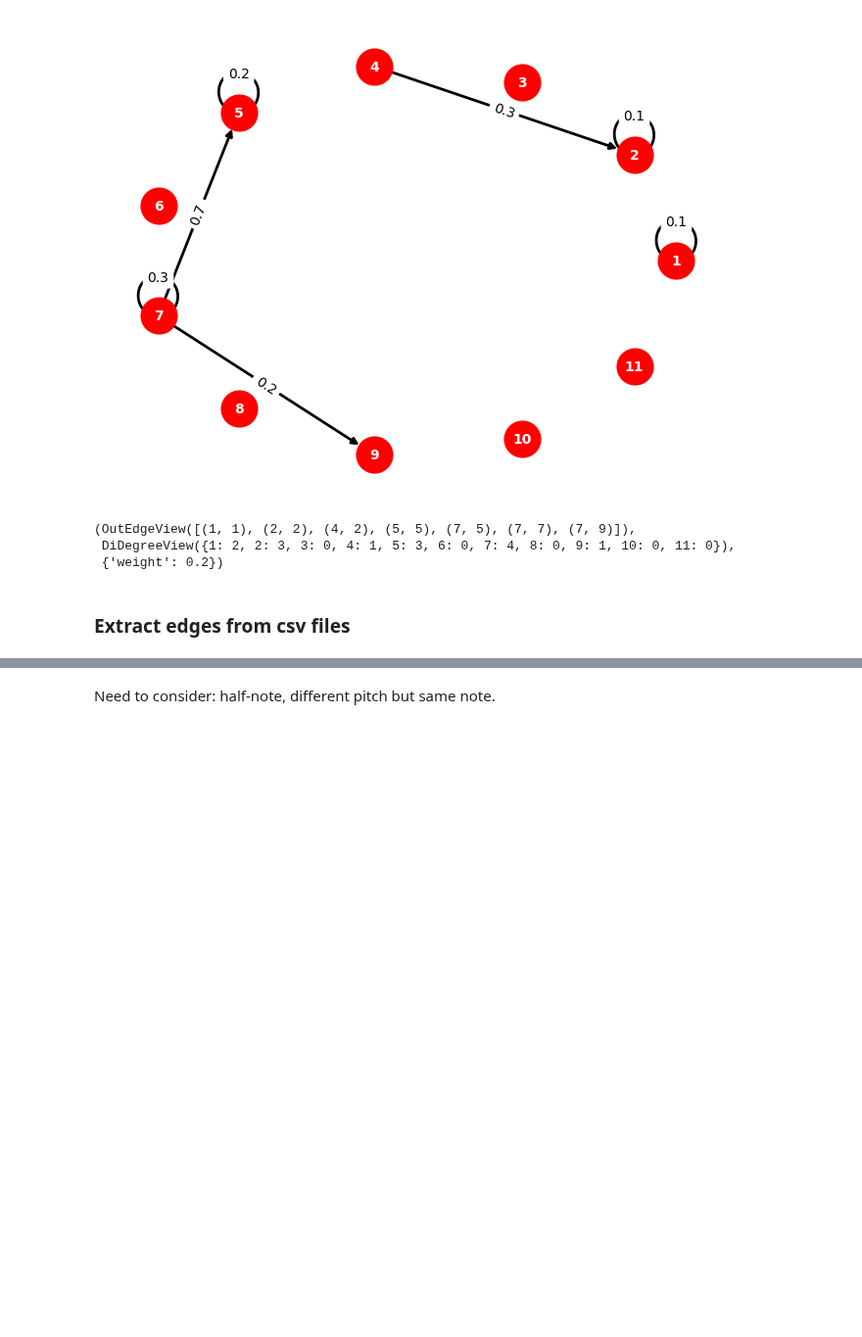
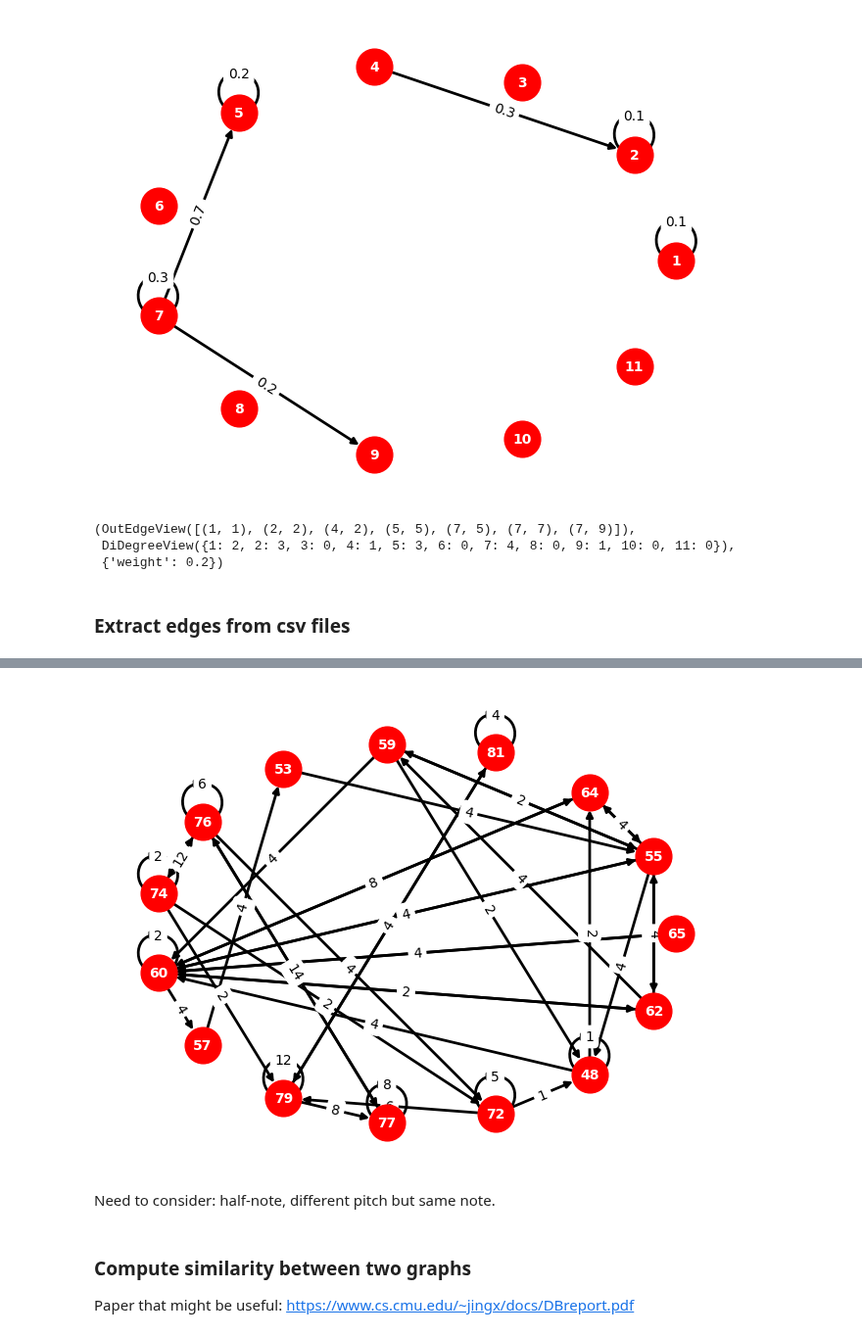
Before and after one commit to dziper/ECE227Tonnetz, a Jupyter notebook: networkx.ipynb, the cells around one changed output, grey strips where cells are left out. Shown at 98% size. Saved outputs shown, nothing was run; the diff lists cells and outputs as text; code cells hidden in the pictures; blank space fills up the shorter version.

```diff
--- a/networkx.ipynb
+++ b/networkx.ipynb
@@ -267,2 +282,11 @@ nx.draw(DG, with_labels=True, pos=pos, node_color="red", node_size=700, font_col
+# %%
+draw_cirsular_DG(TLS_1_DG)
+# %% [output]
+[figure, added]
 # %% [markdown]
 Need to consider: half-note, different pitch but same note.
+# %% [markdown]
+### Compute similarity between two graphs
+
+Paper that might be useful:
+https://www.cs.cmu.edu/~jingx/docs/DBreport.pdf
```
Also changed, not shown: parts of 9 cells of this notebook, 7 other files.
